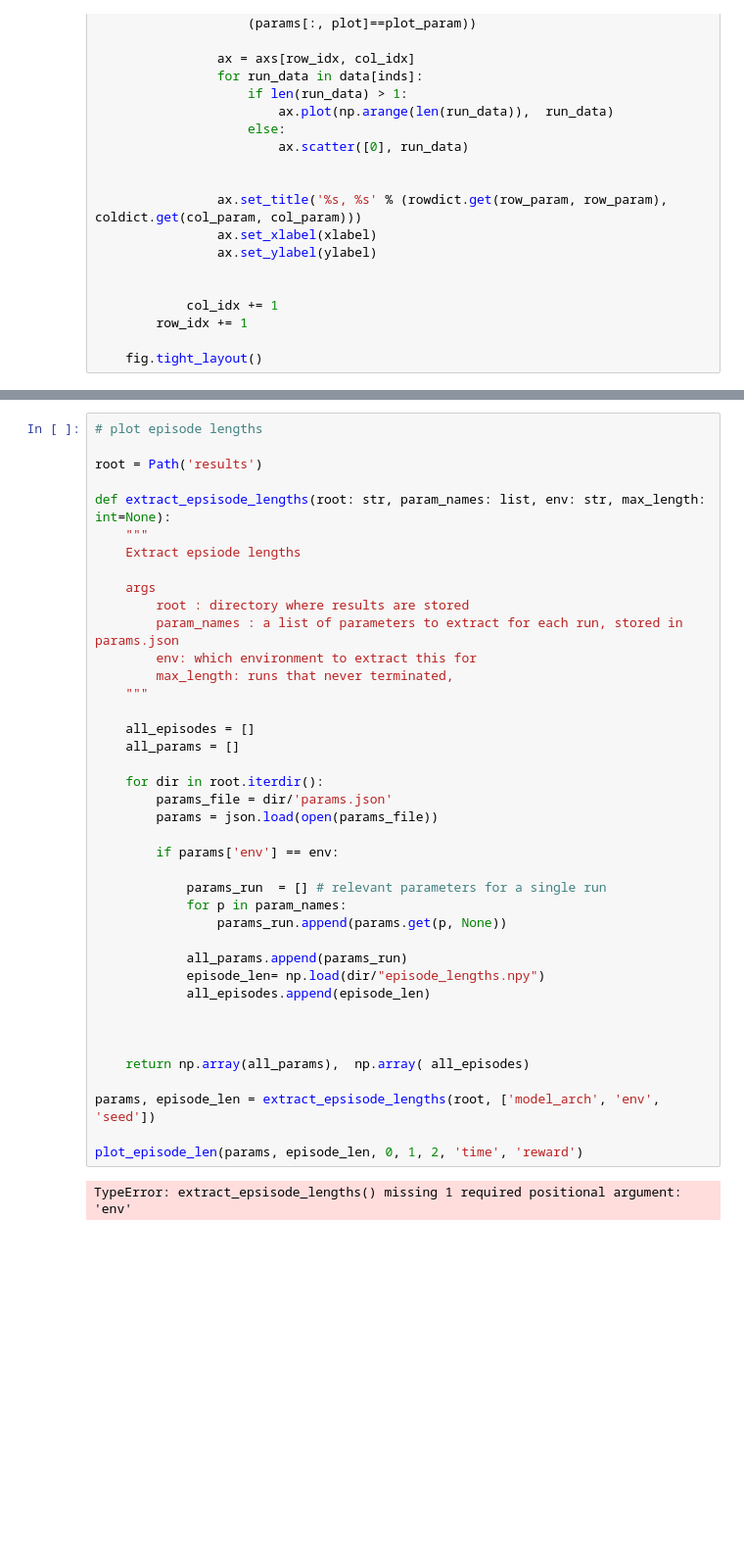
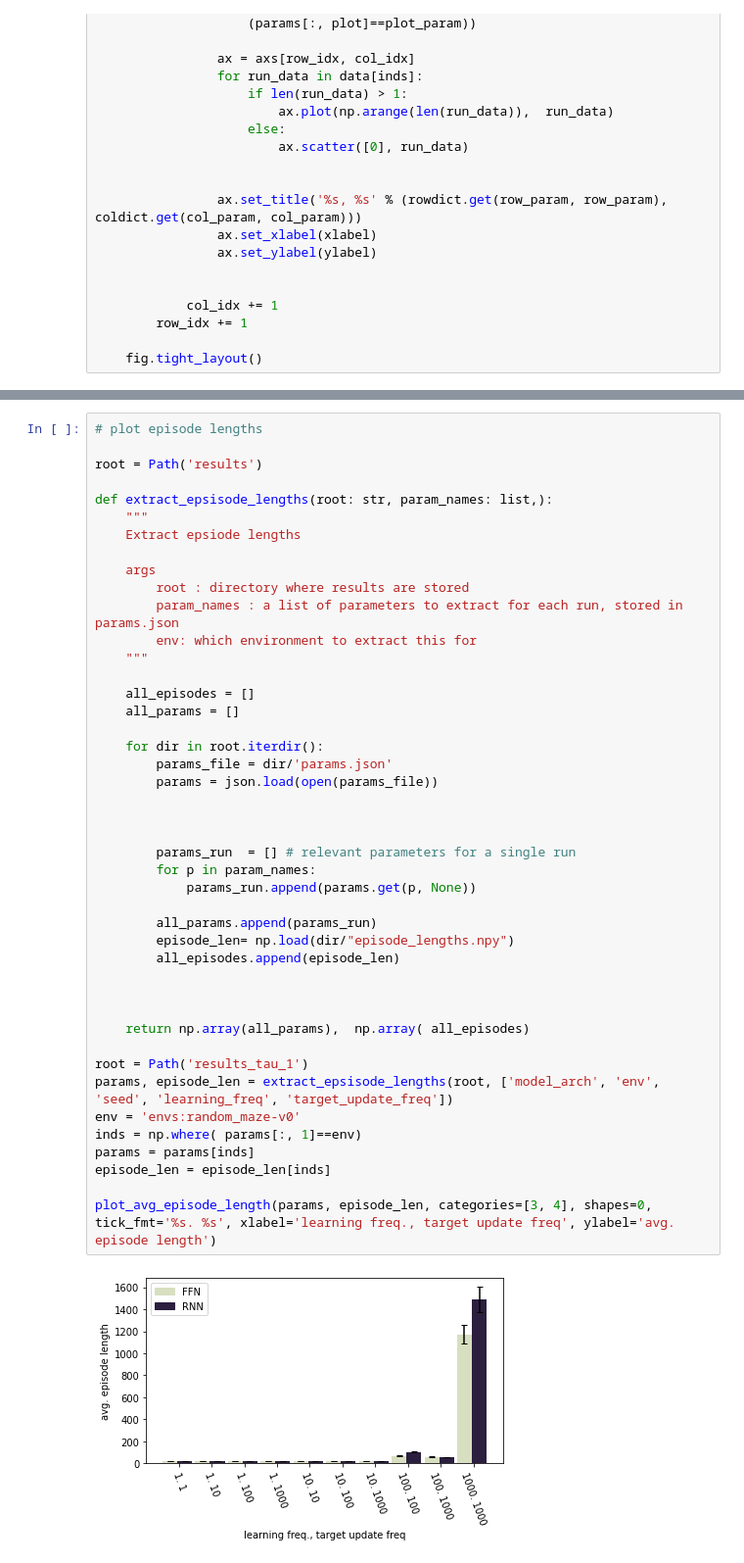
Before and after one commit to RevanMacQueen/DRQN, a Jupyter notebook: visualizations.ipynb, the cells around one changed output, grey strips where cells are left out. Shown at 98% size. Saved outputs shown, nothing was run; the diff lists cells and outputs as text; blank space fills up the shorter version.

Commit message:
new visuals

```diff
--- a/visualizations.ipynb
+++ b/visualizations.ipynb
@@ -97,45 +152,49 @@ def plot_episode_len(params: np.array, data: np.array, row=None, col=None, plot=
 # %%
 # plot episode lengths
 
 root = Path('results')
 
-def extract_epsisode_lengths(root: str, param_names: list, env: str, max_length: int=None):
+def extract_epsisode_lengths(root: str, param_names: list,):
     """
     Extract epsiode lengths
 
     args
         root : directory where results are stored
         param_names : a list of parameters to extract for each run, stored in params.json
         env: which environment to extract this for
-        max_length: runs that never terminated,
     """
 
     all_episodes = []
     all_params = []
 
     for dir in root.iterdir():
         params_file = dir/'params.json'
         params = json.load(open(params_file))
 
-        if params['env'] == env:
 
-            params_run  = [] # relevant parameters for a single run
-            for p in param_names:
-                params_run.append(params.get(p, None))
 
-            all_params.append(params_run)
-            episode_len= np.load(dir/"episode_lengths.npy")
-            all_episodes.append(episode_len)
+        params_run  = [] # relevant parameters for a single run
+        for p in param_names:
+            params_run.append(params.get(p, None))
+
+        all_params.append(params_run)
+        episode_len= np.load(dir/"episode_lengths.npy")
+        all_episodes.append(episode_len)
 
 
 
     return np.array(all_params),  np.array( all_episodes)
 
-params, episode_len = extract_epsisode_lengths(root, ['model_arch', 'env', 'seed'])
+root = Path('results_tau_1')
+params, episode_len = extract_epsisode_lengths(root, ['model_arch', 'env', 'seed', 'learning_freq', 'target_update_freq'])
+env = 'envs:random_maze-v0'
+inds = np.where( params[:, 1]==env)
+params = params[inds]
+episode_len = episode_len[inds]
 
-plot_episode_len(params, episode_len, 0, 1, 2, 'time', 'reward')
+plot_avg_episode_length(params, episode_len, categories=[3, 4], shapes=0, tick_fmt='%s. %s', xlabel='learning freq., target update freq', ylabel='avg. episode length')
 # %% [output]
-TypeError: extract_epsisode_lengths() missing 1 required positional argument: 'env'
+[figure, added]
 # %%
 def extract_rewards(root: str, param_names: list):
     """
```
Also changed, not shown: parts of 2 cells of this notebook, 12 other files.
